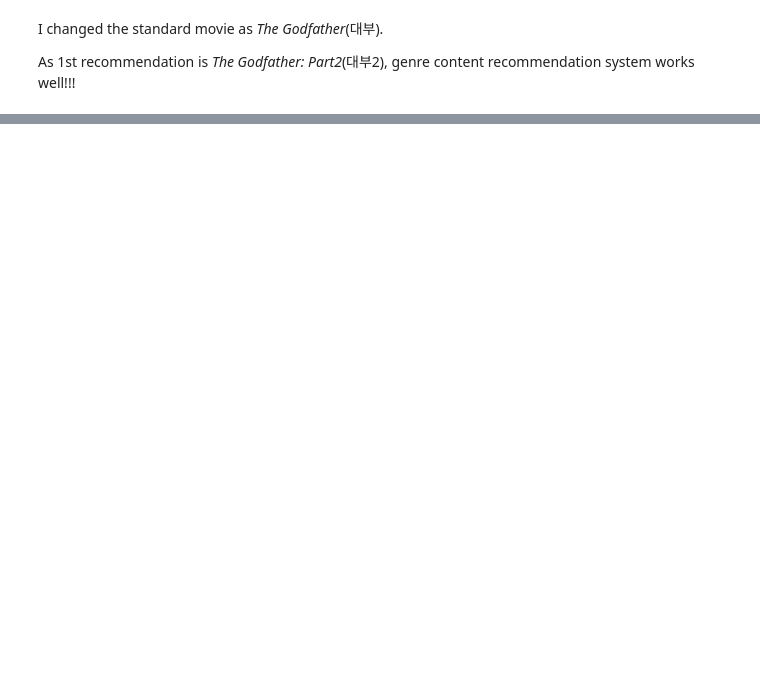
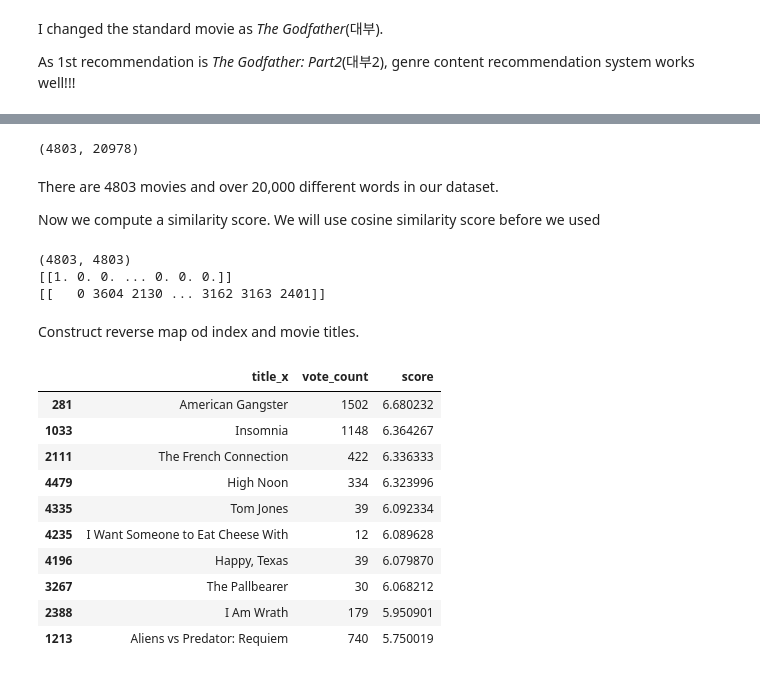
Before and after one commit to ycw0363/stat_seminar, a Jupyter notebook: Mid_project.ipynb, the cells around one changed output, grey strips where cells are left out. Drawn from its saved outputs; the diff is of its cells as text; code cells hidden in the pictures; blank space fills up the shorter version.

```diff
--- a/Mid_project.ipynb
+++ b/Mid_project.ipynb
@@ -346,0 +369,66 @@ As 1st recommendation is *The Godfather: Part2*(대부2), genre content recommen
+# %%
+from sklearn.feature_extraction.text import TfidfVectorizer
+
+#Remove all english stop words such as 'the', 'a'
+tfid = TfidfVectorizer(stop_words='english')
+
+mv_df['overview'] = mv_df['overview'].fillna('')
+
+#fitting and transforming the data
+tfid_mat = tfid.fit_transform(mv_df['overview'])
+
+print(tfid_mat.shape)
+# %% [output]
+(4803, 20978)
+# %% [markdown]
+There are 4803 movies and over 20,000 different words in our dataset.
+
+Now we compute a similarity score. We will use cosine similarity score before we used
+# %%
+tf_sim=cosine_similarity(tfid_mat, tfid_mat)
+print(tf_sim.shape)
+print(tf_sim[:1])
+tf_sim_sorted =tf_sim.argsort()[:, ::-1]
+print(tf_sim_sorted[:1])
+# %% [output]
+(4803, 4803)
+[[1. 0. 0. ... 0. 0. 0.]]
+[[   0 3604 2130 ... 3162 3163 2401]]
+# %%
+plot_ind = pd.Series(mv_df.index, index=mv_df['title_x']).drop_duplicates()
+# %% [markdown]
+Construct reverse map od index and movie titles.
+# %%
+
+def plot_rec(titlename, tf_sim=tf_sim):
+
+    idx = plot_ind[titlename]
+
+    #pairwsie similarity scores of all movies with that movie
+    sim_score = list(enumerate(tf_sim[idx]))
+
+    # Sort the movies based on the similarity scores
+    sim_score = sorted(sim_score, key=lambda x: x[1], reverse=True)
+
+    # Get the scores of the 10 most similar movies
+    sim_score = sim_score[1:11]
+
+    movie_indices = [i[0] for i in sim_score]
+
+    # Return the top 10 movies
+    return mv_df.iloc[movie_indices].sort_values('score', ascending=False)[:10]
+# %%
+plot_mvs = plot_rec('No Country for Old Men')
+plot_mvs[['title_x', 'vote_count','score']]
+# %% [output]
+|  | title_x | vote_count | score |
+| 281 | American Gangster | 1502 | 6.680232 |
+| 1033 | Insomnia | 1148 | 6.364267 |
+| 2111 | The French Connection | 422 | 6.336333 |
+| 4479 | High Noon | 334 | 6.323996 |
+| 4335 | Tom Jones | 39 | 6.092334 |
+| 4235 | I Want Someone to Eat Cheese With | 12 | 6.089628 |
+| 4196 | Happy, Texas | 39 | 6.079870 |
+| 3267 | The Pallbearer | 30 | 6.068212 |
+| 2388 | I Am Wrath | 179 | 5.950901 |
+| 1213 | Aliens vs Predator: Requiem | 740 | 5.750019 |
```
Also changed, not shown: parts of 7 cells of this notebook.
